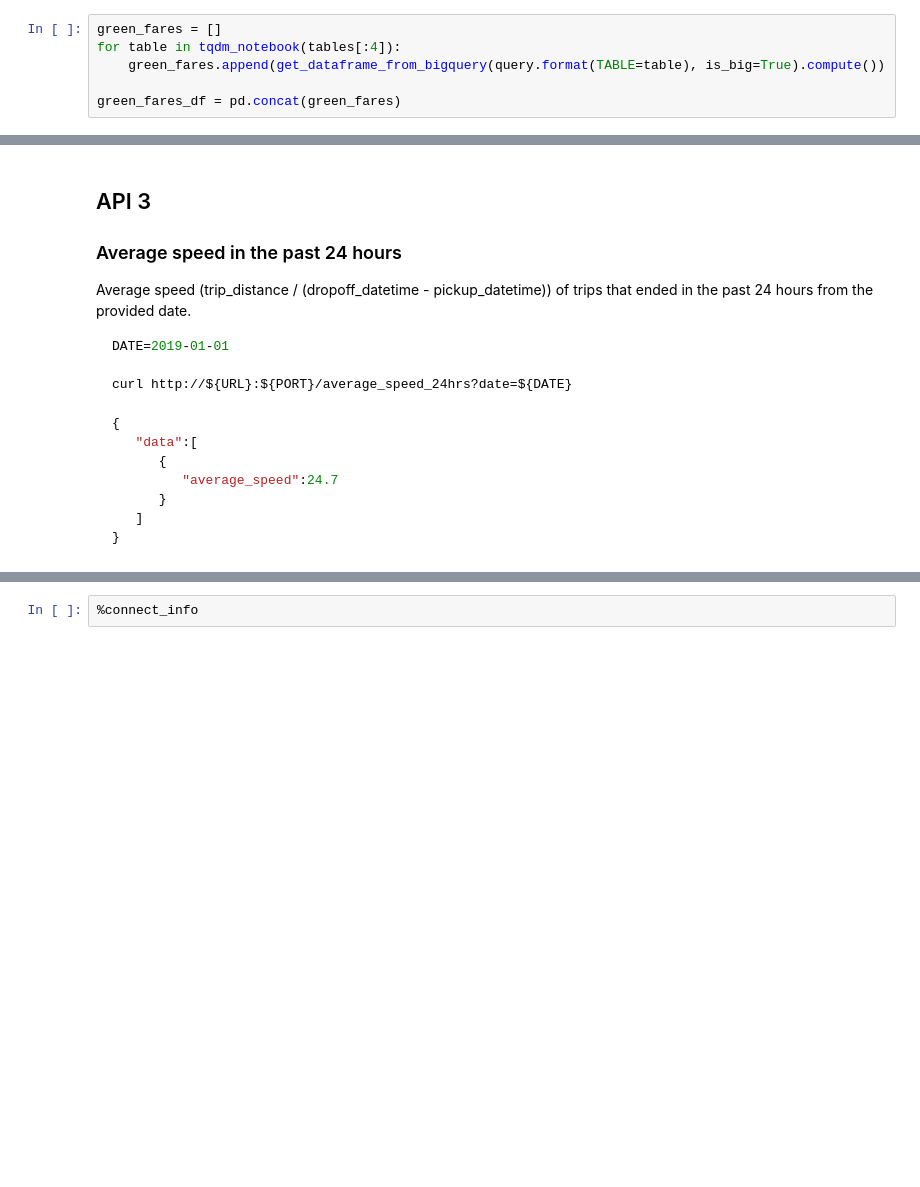
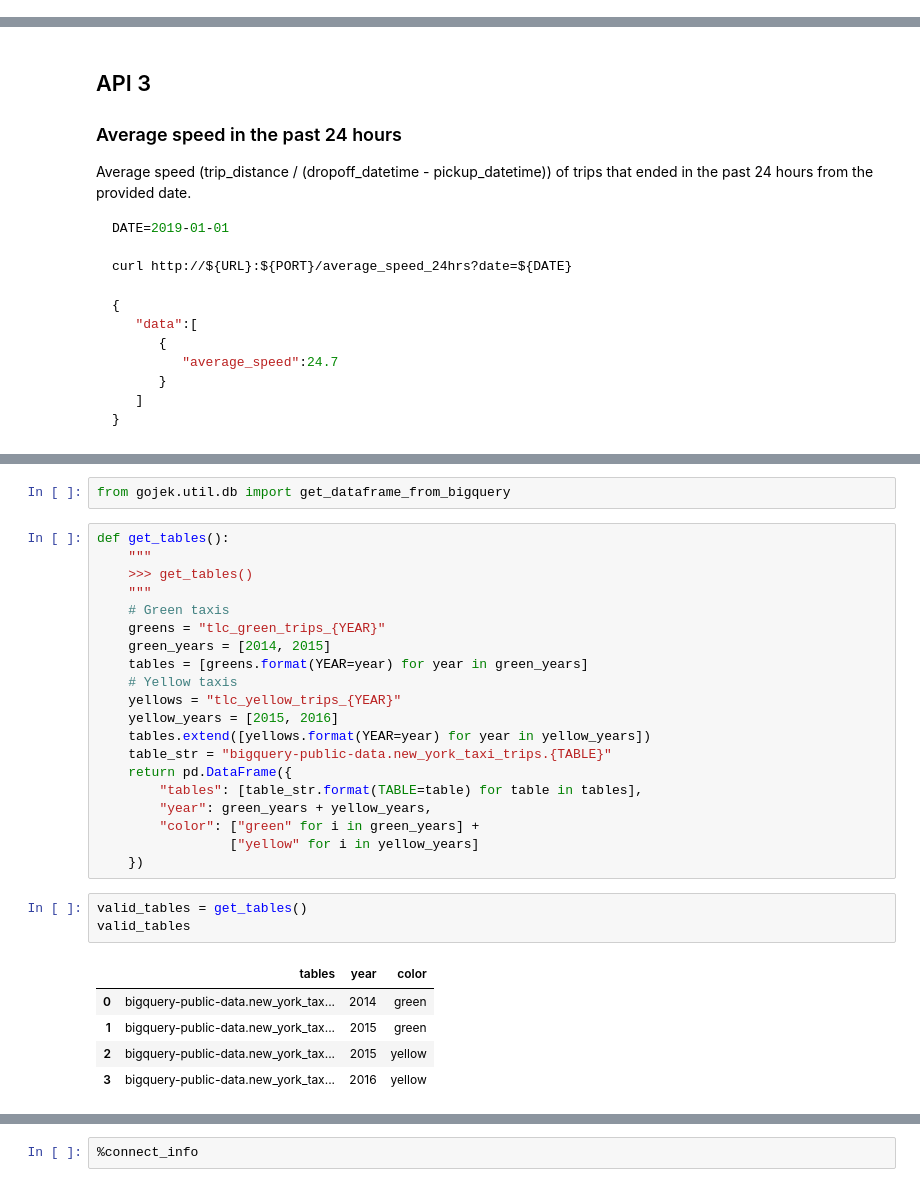
Before and after one commit to etheleon/gojek_takehome, a Jupyter notebook: precompute/APIs.ipynb, the cells around one changed output, grey strips where cells are left out. Drawn from its saved outputs; the diff is of its cells as text; blank space fills up the shorter version.

```diff
--- a/precompute/APIs.ipynb
+++ b/precompute/APIs.ipynb
@@ -682,8 +680,2 @@ pd.DataFrame({"tables":tables})
 # %% [markdown]
 ## Green Taxis
-# %%
-green_fares = []
-for table in tqdm_notebook(tables[:4]):
-    green_fares.append(get_dataframe_from_bigquery(query.format(TABLE=table), is_big=True).compute())
-
-green_fares_df = pd.concat(green_fares)
@@ -790,0 +732,31 @@ curl http://${URL}:${PORT}/average_speed_24hrs?date=${DATE}
+# %%
+from gojek.util.db import get_dataframe_from_bigquery
+# %%
+def get_tables():
+    """
+    >>> get_tables()
+    """
+    # Green taxis
+    greens = "tlc_green_trips_{YEAR}"
+    green_years = [2014, 2015]
+    tables = [greens.format(YEAR=year) for year in green_years]
+    # Yellow taxis
+    yellows = "tlc_yellow_trips_{YEAR}"
+    yellow_years = [2015, 2016]
+    tables.extend([yellows.format(YEAR=year) for year in yellow_years])
+    table_str = "bigquery-public-data.new_york_taxi_trips.{TABLE}"
+    return pd.DataFrame({
+        "tables": [table_str.format(TABLE=table) for table in tables],
+        "year": green_years + yellow_years,
+        "color": ["green" for i in green_years] +
+                 ["yellow" for i in yellow_years]
+    })
+# %%
+valid_tables = get_tables()
+valid_tables
+# %% [output]
+|  | tables | year | color |
+| 0 | bigquery-public-data.new_york_tax... | 2014 | green |
+| 1 | bigquery-public-data.new_york_tax... | 2015 | green |
+| 2 | bigquery-public-data.new_york_tax... | 2015 | yellow |
+| 3 | bigquery-public-data.new_york_tax... | 2016 | yellow |
```
Also changed, not shown: parts of 28 cells of this notebook, 5 other files.
